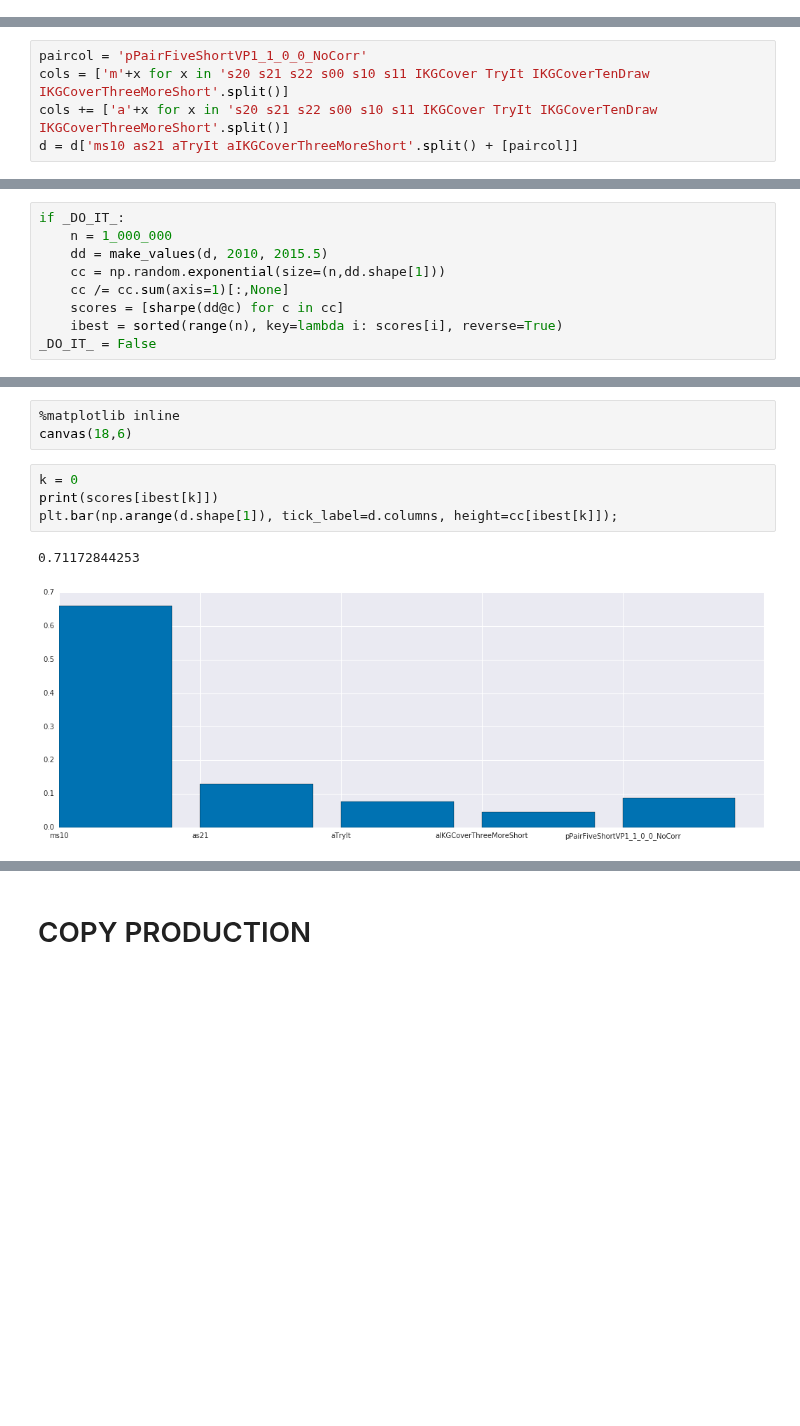
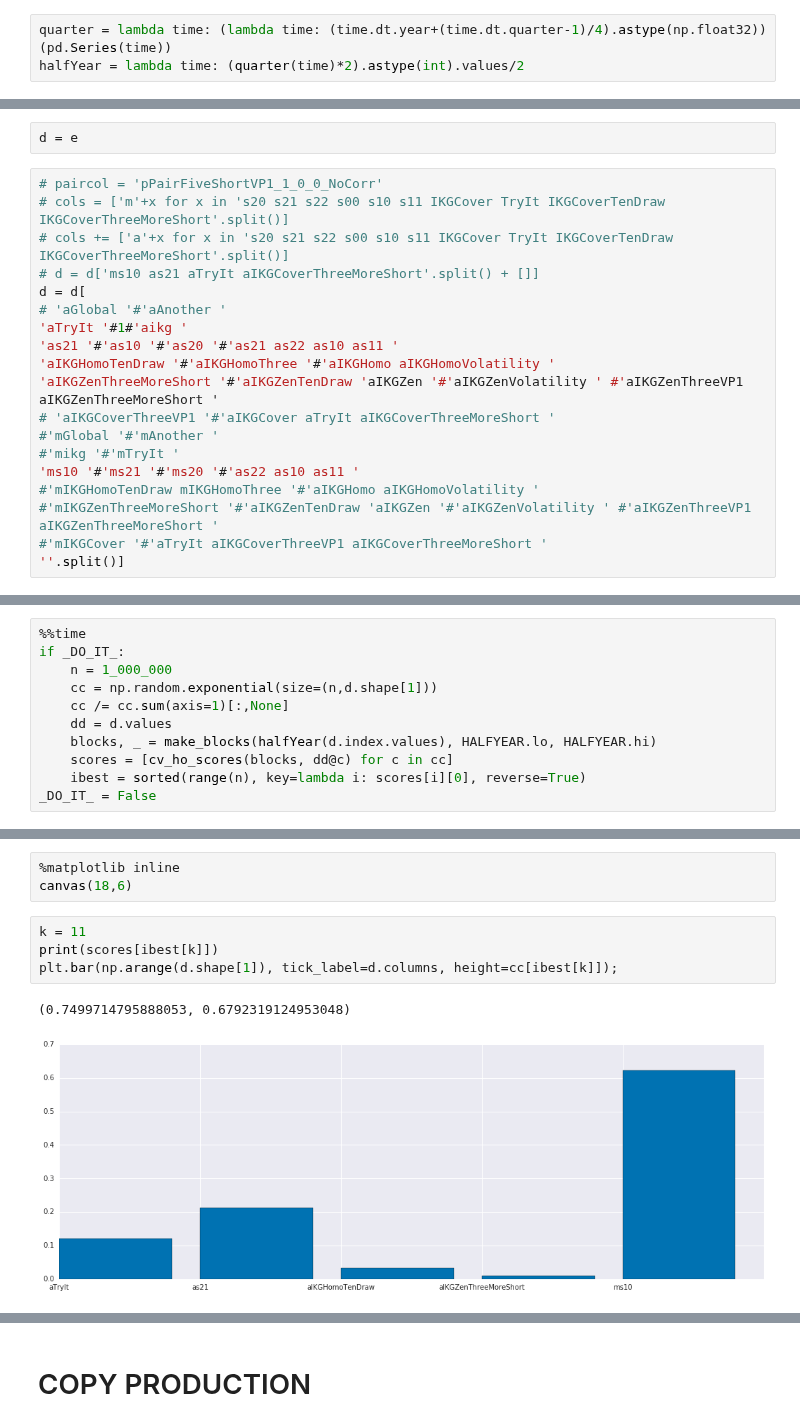
Before and after one commit to yumichael/two-sigma-financial-news, a Jupyter notebook: search/blend.ipynb, the cells around one changed output, grey strips where cells are left out. Cells and saved outputs as stored; diff of their text form; blank space fills up the shorter version.

```diff
--- a/search/blend.ipynb
+++ b/search/blend.ipynb
@@ -23,0 +30,3 @@ bigF = Features(F=F, P=P)
+# %%
+quarter = lambda time: (lambda time: (time.dt.year+(time.dt.quarter-1)/4).astype(np.float32))(pd.Series(time))
+halfYear = lambda time: (quarter(time)*2).astype(int).values/2
@@ -92,5 +195,21 @@ for name, res in zip(names, ans):
+# %%
+d = e
 # %%
-paircol = 'pPairFiveShortVP1_1_0_0_NoCorr'
-cols = ['m'+x for x in 's20 s21 s22 s00 s10 s11 IKGCover TryIt IKGCoverTenDraw IKGCoverThreeMoreShort'.split()]
-cols += ['a'+x for x in 's20 s21 s22 s00 s10 s11 IKGCover TryIt IKGCoverTenDraw IKGCoverThreeMoreShort'.split()]
-d = d['ms10 as21 aTryIt aIKGCoverThreeMoreShort'.split() + [paircol]]
+# paircol = 'pPairFiveShortVP1_1_0_0_NoCorr'
+# cols = ['m'+x for x in 's20 s21 s22 s00 s10 s11 IKGCover TryIt IKGCoverTenDraw IKGCoverThreeMoreShort'.split()]
+# cols += ['a'+x for x in 's20 s21 s22 s00 s10 s11 IKGCover TryIt IKGCoverTenDraw IKGCoverThreeMoreShort'.split()]
+# d = d['ms10 as21 aTryIt aIKGCoverThreeMoreShort'.split() + []]
+d = d[
+# 'aGlobal '#'aAnother '
+'aTryIt '#1#'aikg '
+'as21 '#'as10 '#'as20 '#'as21 as22 as10 as11 '
+'aIKGHomoTenDraw '#'aIKGHomoThree '#'aIKGHomo aIKGHomoVolatility '
+'aIKGZenThreeMoreShort '#'aIKGZenTenDraw 'aIKGZen '#'aIKGZenVolatility ' #'aIKGZenThreeVP1 aIKGZenThreeMoreShort '
+# 'aIKGCoverThreeVP1 '#'aIKGCover aTryIt aIKGCoverThreeMoreShort '
+#'mGlobal '#'mAnother '
+#'mikg '#'mTryIt '
+'ms10 '#'ms21 '#'ms20 '#'as22 as10 as11 '
+#'mIKGHomoTenDraw mIKGHomoThree '#'aIKGHomo aIKGHomoVolatility '
+#'mIKGZenThreeMoreShort '#'aIKGZenTenDraw 'aIKGZen '#'aIKGZenVolatility ' #'aIKGZenThreeVP1 aIKGZenThreeMoreShort '
+#'mIKGCover '#'aTryIt aIKGCoverThreeVP1 aIKGCoverThreeMoreShort '
+''.split()]
@@ -102,11 +216,13 @@ def make_values(d, lo, hi=2017):
 # %%
 _DO_IT_ = True
 # %%
+%%time
 if _DO_IT_:
     n = 1_000_000
-    dd = make_values(d, 2010, 2015.5)
-    cc = np.random.exponential(size=(n,dd.shape[1]))
+    cc = np.random.exponential(size=(n,d.shape[1]))
     cc /= cc.sum(axis=1)[:,None]
-    scores = [sharpe(dd@c) for c in cc]
-    ibest = sorted(range(n), key=lambda i: scores[i], reverse=True)
+    dd = d.values
+    blocks, _ = make_blocks(halfYear(d.index.values), HALFYEAR.lo, HALFYEAR.hi)
+    scores = [cv_ho_scores(blocks, dd@c) for c in cc]
+    ibest = sorted(range(n), key=lambda i: scores[i][0], reverse=True)
 _DO_IT_ = False
@@ -122,10 +241,10 @@ list(zip(d.columns, cc[ibest[0]]))
 %matplotlib inline
 canvas(18,6)
 # %%
-k = 0
+k = 11
 print(scores[ibest[k]])
 plt.bar(np.arange(d.shape[1]), tick_label=d.columns, height=cc[ibest[k]]);
 # %% [output]
-0.71172844253
+(0.7499714795888053, 0.6792319124953048)
-[figure, old version]
+[figure, new version]
 # %%
```
Also changed, not shown: parts of 45 cells of this notebook.
